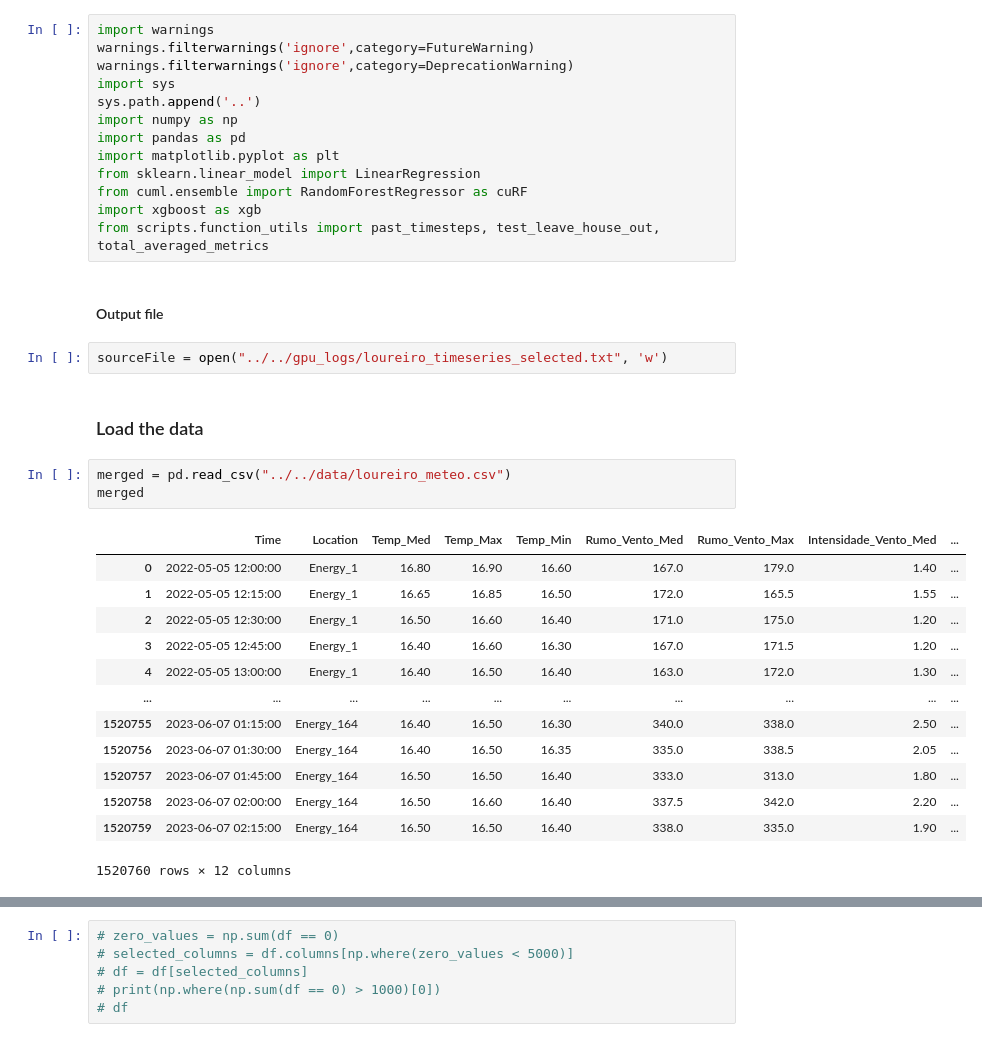
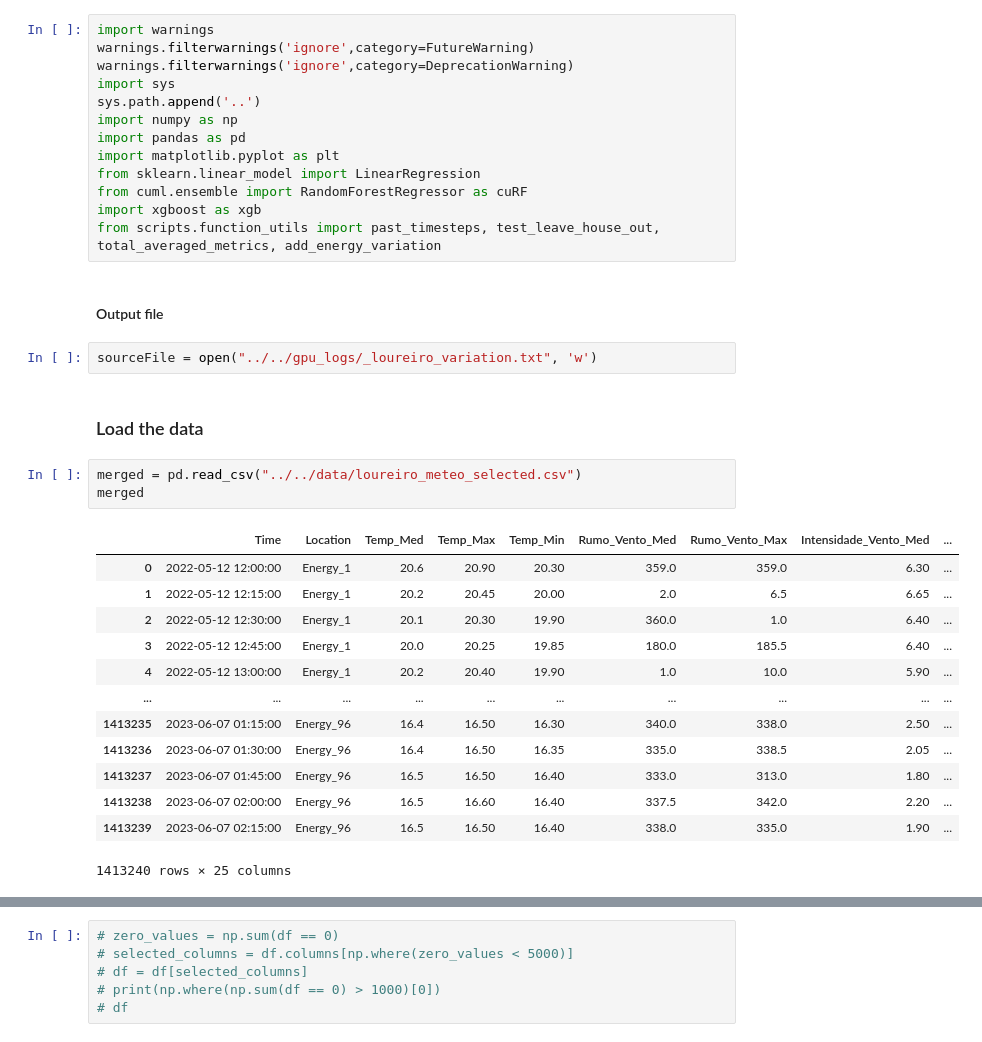
Before and after one commit to franciscomonteiro85/rec-energy-prediction-algorithm, a Jupyter notebook: notebooks/loureiro/Algorithms_Loureiro.ipynb, the cells around one changed output, grey strips where cells are left out. Saved outputs shown, nothing was run; the diff lists cells and outputs as text.

Commit message:
Added results with variation

```diff
--- a/notebooks/loureiro/Algorithms_Loureiro.ipynb
+++ b/notebooks/loureiro/Algorithms_Loureiro.ipynb
@@ -10,30 +10,30 @@ import matplotlib.pyplot as plt
 from sklearn.linear_model import LinearRegression
 from cuml.ensemble import RandomForestRegressor as cuRF
 import xgboost as xgb
-from scripts.function_utils import past_timesteps, test_leave_house_out, total_averaged_metrics
+from scripts.function_utils import past_timesteps, test_leave_house_out, total_averaged_metrics, add_energy_variation
 # %% [markdown]
 #### Output file
 # %%
-sourceFile = open("../../gpu_logs/loureiro_timeseries_selected.txt", 'w')
+sourceFile = open("../../gpu_logs/_loureiro_variation.txt", 'w')
 # %% [markdown]
 ### Load the data
 # %%
-merged = pd.read_csv("../../data/loureiro_meteo.csv")
+merged = pd.read_csv("../../data/loureiro_meteo_selected.csv")
 merged
 # %% [output]
 |  | Time | Location | Temp_Med | Temp_Max | Temp_Min | Rumo_Vento_Med | Rumo_Vento_Max | Intensidade_Vento_Med | ... |
-| 0 | 2022-05-05 12:00:00 | Energy_1 | 16.80 | 16.90 | 16.60 | 167.0 | 179.0 | 1.40 | ... |
-| 1 | 2022-05-05 12:15:00 | Energy_1 | 16.65 | 16.85 | 16.50 | 172.0 | 165.5 | 1.55 | ... |
-| 2 | 2022-05-05 12:30:00 | Energy_1 | 16.50 | 16.60 | 16.40 | 171.0 | 175.0 | 1.20 | ... |
-| 3 | 2022-05-05 12:45:00 | Energy_1 | 16.40 | 16.60 | 16.30 | 167.0 | 171.5 | 1.20 | ... |
-| 4 | 2022-05-05 13:00:00 | Energy_1 | 16.40 | 16.50 | 16.40 | 163.0 | 172.0 | 1.30 | ... |
+| 0 | 2022-05-12 12:00:00 | Energy_1 | 20.6 | 20.90 | 20.30 | 359.0 | 359.0 | 6.30 | ... |
+| 1 | 2022-05-12 12:15:00 | Energy_1 | 20.2 | 20.45 | 20.00 | 2.0 | 6.5 | 6.65 | ... |
+| 2 | 2022-05-12 12:30:00 | Energy_1 | 20.1 | 20.30 | 19.90 | 360.0 | 1.0 | 6.40 | ... |
+| 3 | 2022-05-12 12:45:00 | Energy_1 | 20.0 | 20.25 | 19.85 | 180.0 | 185.5 | 6.40 | ... |
+| 4 | 2022-05-12 13:00:00 | Energy_1 | 20.2 | 20.40 | 19.90 | 1.0 | 10.0 | 5.90 | ... |
 | ... | ... | ... | ... | ... | ... | ... | ... | ... | ... |
-| 1520755 | 2023-06-07 01:15:00 | Energy_164 | 16.40 | 16.50 | 16.30 | 340.0 | 338.0 | 2.50 | ... |
-| 1520756 | 2023-06-07 01:30:00 | Energy_164 | 16.40 | 16.50 | 16.35 | 335.0 | 338.5 | 2.05 | ... |
-| 1520757 | 2023-06-07 01:45:00 | Energy_164 | 16.50 | 16.50 | 16.40 | 333.0 | 313.0 | 1.80 | ... |
-| 1520758 | 2023-06-07 02:00:00 | Energy_164 | 16.50 | 16.60 | 16.40 | 337.5 | 342.0 | 2.20 | ... |
-| 1520759 | 2023-06-07 02:15:00 | Energy_164 | 16.50 | 16.50 | 16.40 | 338.0 | 335.0 | 1.90 | ... |
+| 1413235 | 2023-06-07 01:15:00 | Energy_96 | 16.4 | 16.50 | 16.30 | 340.0 | 338.0 | 2.50 | ... |
+| 1413236 | 2023-06-07 01:30:00 | Energy_96 | 16.4 | 16.50 | 16.35 | 335.0 | 338.5 | 2.05 | ... |
+| 1413237 | 2023-06-07 01:45:00 | Energy_96 | 16.5 | 16.50 | 16.40 | 333.0 | 313.0 | 1.80 | ... |
+| 1413238 | 2023-06-07 02:00:00 | Energy_96 | 16.5 | 16.60 | 16.40 | 337.5 | 342.0 | 2.20 | ... |
+| 1413239 | 2023-06-07 02:15:00 | Energy_96 | 16.5 | 16.50 | 16.40 | 338.0 | 335.0 | 1.90 | ... |
-1520760 rows × 12 columns
+1413240 rows × 25 columns
 # %%
 missing_values = merged.isna().sum()
 selected_columns = merged.columns[np.where(missing_values <= 1000)]
```
Also changed, not shown: parts of 21 cells of this notebook, 50 other files.
